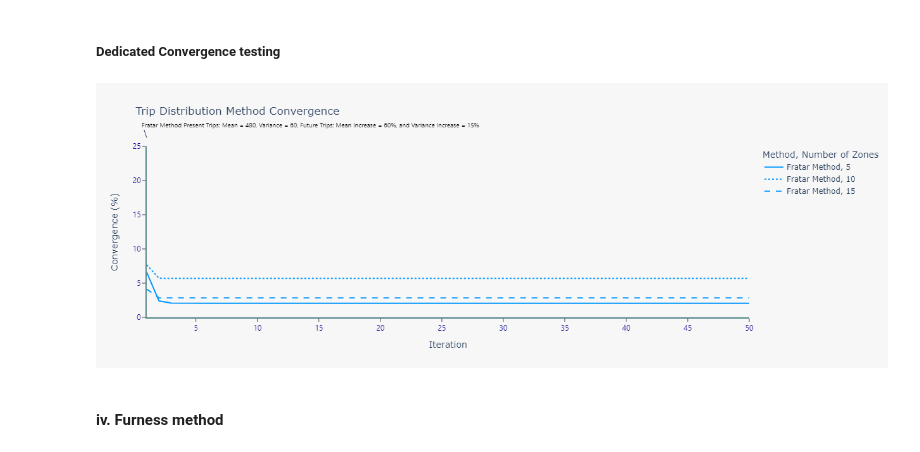
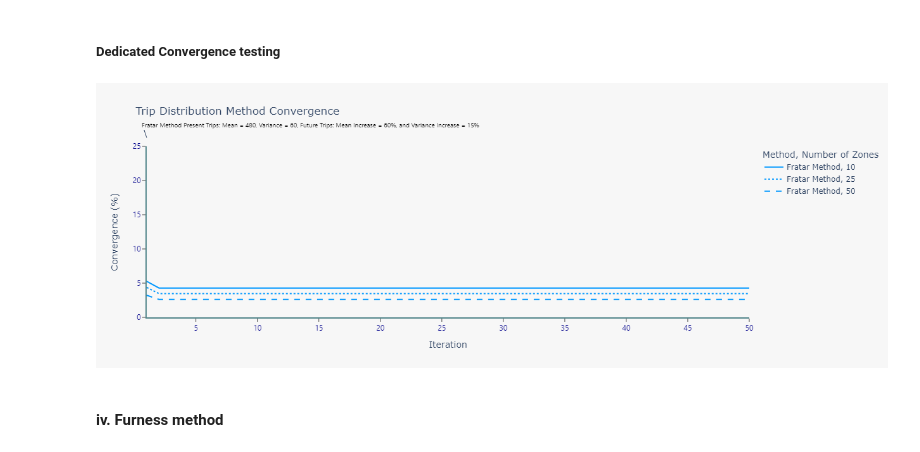
Before and after one commit to glennluigigarcia/Trip_Distribution, a Jupyter notebook: trip_dist.ipynb, the cells around one changed output. Cells and saved outputs as stored; diff of their text form; code cells hidden in the pictures.

```diff
--- a/trip_dist.ipynb
+++ b/trip_dist.ipynb
@@ -223,15 +225,15 @@ def ded_test(dist_func, n_zones, n_iter, test_pre_mean, test_pre_var, **kwargs):
     elif dist_func == "FurM":
         comp_df_method.append(np.array(['Furness Method']* n_iter * len(n_zones)))
     elif dist_func == "GMImp" and gm_type == "ATT":
-        comp_df_method.append(np.array(['Gravity Method (Impedance) - Attraction constrained']* n_iter * len(n_zones)))
+        comp_df_method.append(np.array(['Gravity Method (Impedance) - Attraction Constrained']* n_iter * len(n_zones)))
     elif dist_func == "GMImp" and gm_type == "GEN":
-        comp_df_method.append(np.array(['Gravity Method (Impedance) - Generation constrained']* n_iter * len(n_zones)))
+        comp_df_method.append(np.array(['Gravity Method (Impedance) - Generation Constrained']* n_iter * len(n_zones)))
     elif dist_func == "GMDet" and gm_det_func == 'Exponential':
-        comp_df_method.append(np.array(['Gravity Method (Deterrence) - Exponential cost function']* n_iter * len(n_zones)))
+        comp_df_method.append(np.array(['Gravity Method (Deterrence) - Exponential Cost Function']* n_iter * len(n_zones)))
     elif dist_func == "GMDet" and gm_det_func == 'Power':
-        comp_df_method.append(np.array(['Gravity Method (Deterrence) - Power cost function']* n_iter * len(n_zones)))
+        comp_df_method.append(np.array(['Gravity Method (Deterrence) - Power Cost Function']* n_iter * len(n_zones)))
     elif dist_func == "GMDet" and gm_det_func == 'Combined':
-        comp_df_method.append(np.array(['Gravity Method (Deterrence) - Combined cost function']* n_iter * len(n_zones)))
+        comp_df_method.append(np.array(['Gravity Method (Deterrence) - Combined Cost Function']* n_iter * len(n_zones)))
 
     comp_df_method = np.array(comp_df_method).flatten()
 
@@ -285,23 +287,35 @@ def ded_test(dist_func, n_zones, n_iter, test_pre_mean, test_pre_var, **kwargs):
                                 xref='paper', yref='paper', font=dict(family='Nirmala UI', color='black', size=10),
                                 xanchor='left', yanchor='top', x=0, y=1.05)
     elif dist_func == "GMImp" and gm_type == 'ATT':
-        fig.add_annotation(text=f'Gravity Method (Impedance) - Attraction constrained Present Trips: Mean = {test_pre_mean}, Variance = {test_pre_var}, Impedance: Mean = {gm_imp_mean}, and Variance = {gm_imp_var}',
+        fig.add_annotation(text=f'Gravity Method (Impedance) - Attraction Constrained Present Trips: Mean = {test_pre_mean}, Variance = {test_pre_var}, Impedance: Mean = {gm_imp_mean}, and Variance = {gm_imp_var}',
                                 xref='paper', yref='paper', font=dict(family='Nirmala UI', color='black', size=10),
                                 xanchor='left', yanchor='top', x=0, y=1.05)
     elif dist_func == "GMImp" and gm_type == 'GEN':
-        fig.add_annotation(text=f'Gravity Method (Impedance) - Generation constrained Present Trips: Mean = {test_pre_mean}, Variance = {test_pre_var}, Impedance: Mean = {gm_imp_mean}, and Variance = {gm_imp_var}',
+        fig.add_annotation(text=f'Gravity Method (Impedance) - Generation Constrained Present Trips: Mean = {test_pre_mean}, Variance = {test_pre_var}, Impedance: Mean = {gm_imp_mean}, and Variance = {gm_imp_var}',
                                 xref='paper', yref='paper', font=dict(family='Nirmala UI', color='black', size=10),
                                 xanchor='left', yanchor='top', x=0, y=1.05)
-    elif dist_func == "GMDet" and gm_det_func == 'Exponential':
-        fig.add_annotation(text=f'Gravity Method (Deterrence) - Exponential cost function Present Trips: Mean = {test_pre_mean}, Variance = {test_pre_var}, Impedance: Mean = {gm_det_mean}, Variance = {gm_det_var}, and Beta = {gm_det_beta}',
+    elif dist_func == "GMDet" and gm_det_func == 'Exponential' and gm_type == 'ATT':
+        fig.add_annotation(text=f'Gravity Method (Deterrence) - Exponential Cost Function & Attraction Constrained Present Trips: Mean = {test_pre_mean}, Variance = {test_pre_var}, Impedance: Mean = {gm_det_mean}, Variance = {gm_det_var}, and Beta = {gm_det_beta}',
                                 xref='paper', yref='paper', font=dict(family='Nirmala UI', color='black', size=10),
                                 xanchor='left', yanchor='top', x=0, y=1.05)
-    elif dist_func == "GMDet" and gm_det_func == 'Power':
-        fig.add_annotation(text=f'Gravity Method (Deterrence) - Power cost function Present Trips: Mean = {test_pre_mean}, Variance = {test_pre_var}, Impedance: Mean = {gm_det_mean}, Variance = {gm_det_var}, and Exponent = {gm_det_exp}',
+    elif dist_func == "GMDet" and gm_det_func == 'Exponential' and gm_type == 'GEN':
+        fig.add_annotation(text=f'Gravity Method (Deterrence) - Exponential Cost Function & Generation Constrained Present Trips: Mean = {test_pre_mean}, Variance = {test_pre_var}, Impedance: Mean = {gm_det_mean}, Variance = {gm_det_var}, and Beta = {gm_det_beta}',
                                 xref='paper', yref='paper', font=dict(family='Nirmala UI', color='black', size=10),
                                 xanchor='left', yanchor='top', x=0, y=1.05)
-    elif dist_func == "GMDet" and gm_det_func == 'Combined':
-        fig.add_annotation(text=f'Gravity Method (Deterrence) - Combined cost function Present Trips: Mean = {test_pre_mean}, Variance = {test_pre_var}, Impedance: Mean = {gm_det_mean}, Variance = {gm_det_var}, Beta = {gm_det_beta}, and Exponent = {gm_det_exp}',
+    elif dist_func == "GMDet" and gm_det_func == 'Power' and gm_type == 'ATT':
+        fig.add_annotation(text=f'Gravity Method (Deterrence) - Power Cost Function & Attraction Constrained Present Trips: Mean = {test_pre_mean}, Variance = {test_pre_var}, Impedance: Mean = {gm_det_mean}, Variance = {gm_det_var}, and Exponent = {gm_det_exp}',
+                                xref='paper', yref='paper', font=dict(family='Nirmala UI', color='black', size=10),
+                                xanchor='left', yanchor='top', x=0, y=1.05)
+    elif dist_func == "GMDet" and gm_det_func == 'Power' and gm_type == 'GEN':
+        fig.add_annotation(text=f'Gravity Method (Deterrence) - Power Cost Function & Generation Constrained Present Trips: Mean = {test_pre_mean}, Variance = {test_pre_var}, Impedance: Mean = {gm_det_mean}, Variance = {gm_det_var}, and Exponent = {gm_det_exp}',
+                                xref='paper', yref='paper', font=dict(family='Nirmala UI', color='black', size=10),
+                                xanchor='left', yanchor='top', x=0, y=1.05)
+    elif dist_func == "GMDet" and gm_det_func == 'Combined' and gm_type == 'ATT':
+        fig.add_annotation(text=f'Gravity Method (Deterrence) - Combined Cost Function & Attraction Constrained Present Trips: Mean = {test_pre_mean}, Variance = {test_pre_var}, Impedance: Mean = {gm_det_mean}, Variance = {gm_det_var}, Beta = {gm_det_beta}, and Exponent = {gm_det_exp}',
+                                xref='paper', yref='paper', font=dict(family='Nirmala UI', color='black', size=10),
+                                xanchor='left', yanchor='top', x=0, y=1.05)
+    elif dist_func == "GMDet" and gm_det_func == 'Combined' and gm_type == 'GEN':
+        fig.add_annotation(text=f'Gravity Method (Deterrence) - Combined Cost Function and Generation Constrained Present Trips: Mean = {test_pre_mean}, Variance = {test_pre_var}, Impedance: Mean = {gm_det_mean}, Variance = {gm_det_var}, Beta = {gm_det_beta}, and Exponent = {gm_det_exp}',
                                 xref='paper', yref='paper', font=dict(family='Nirmala UI', color='black', size=10),
                                 xanchor='left', yanchor='top', x=0, y=1.05)
 
@@ -444,9 +458,9 @@ def fm(present_trips, future_trips, growth_rate, fm_iteration):
 # %% [markdown]
 ##### Dedicated Convergence testing
 # %%
-ded_test(dist_func='FM', n_zones=[5, 10, 15], test_pre_mean=480, test_pre_var=60, factor_fut_mean=0.6, factor_fut_var=0.15, n_iter=50)
+ded_test(dist_func='FM', n_zones=[10, 25, 50], test_pre_mean=480, test_pre_var=60, factor_fut_mean=0.6, factor_fut_var=0.15, n_iter=50)
 # %% [output]
-[figure, old version]
+[figure, new version]
 # %% [markdown]
 #### iv. Furness method
 # %%
```
Also changed, not shown: parts of 11 cells of this notebook.
